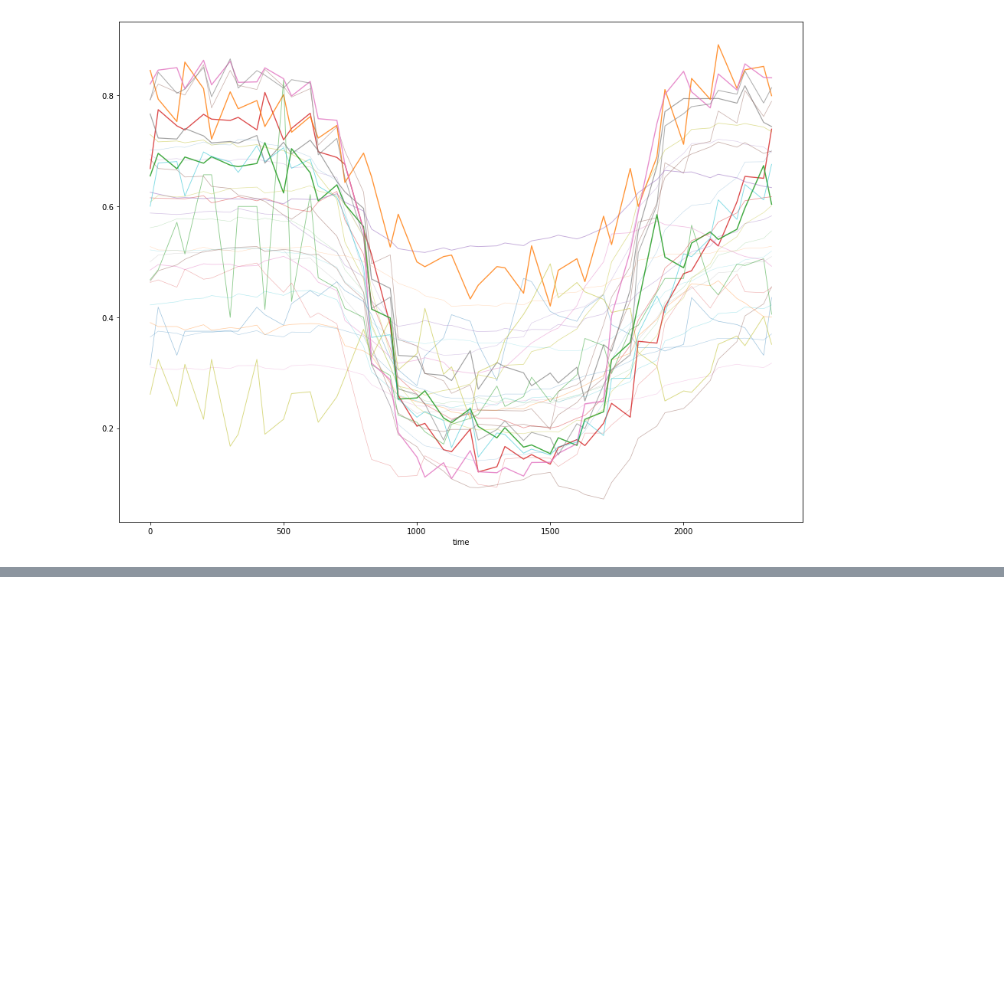
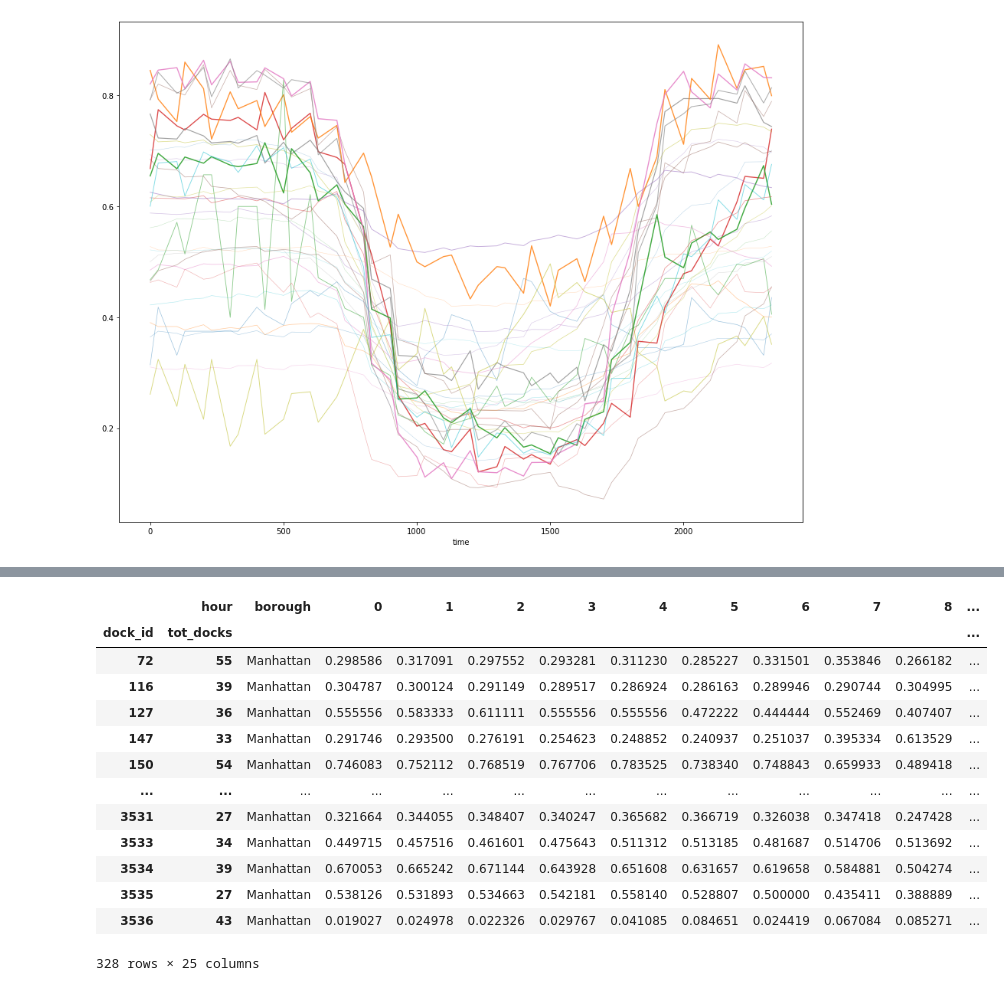
Before and after one commit to charles-v-phillips/citibike, a Jupyter notebook: jung/data/stationavailability/stationavailabilityEDA.ipynb, the cells around one changed output, grey strips where cells are left out. Saved outputs shown, nothing was run; the diff lists cells and outputs as text; code cells hidden in the pictures; blank space fills up the shorter version.

```diff
--- a/jung/data/stationavailability/stationavailabilityEDA.ipynb
+++ b/jung/data/stationavailability/stationavailabilityEDA.ipynb
@@ -187,0 +240,20 @@ for _ in range(30):
+# %%
+city = weekdayhourly[weekdayhourly['borough'] == 'Manhattan']
+X = city()
+kmeans = KMeans(n_clusters=7, random_state=0).fit(X)
+cluster = kmeans.labels_
+# %% [output]
+|  | hour | borough | 0 | 1 | 2 | 3 | 4 | 5 | 6 | 7 | 8 | ... |
+| dock_id | tot_docks |  |  |  |  |  |  |  |  |  |  | ... |
+| 72 | 55 | Manhattan | 0.298586 | 0.317091 | 0.297552 | 0.293281 | 0.311230 | 0.285227 | 0.331501 | 0.353846 | 0.266182 | ... |
+| 116 | 39 | Manhattan | 0.304787 | 0.300124 | 0.291149 | 0.289517 | 0.286924 | 0.286163 | 0.289946 | 0.290744 | 0.304995 | ... |
+| 127 | 36 | Manhattan | 0.555556 | 0.583333 | 0.611111 | 0.555556 | 0.555556 | 0.472222 | 0.444444 | 0.552469 | 0.407407 | ... |
+| 147 | 33 | Manhattan | 0.291746 | 0.293500 | 0.276191 | 0.254623 | 0.248852 | 0.240937 | 0.251037 | 0.395334 | 0.613529 | ... |
+| 150 | 54 | Manhattan | 0.746083 | 0.752112 | 0.768519 | 0.767706 | 0.783525 | 0.738340 | 0.748843 | 0.659933 | 0.489418 | ... |
+| ... | ... | ... | ... | ... | ... | ... | ... | ... | ... | ... | ... | ... |
+| 3531 | 27 | Manhattan | 0.321664 | 0.344055 | 0.348407 | 0.340247 | 0.365682 | 0.366719 | 0.326038 | 0.347418 | 0.247428 | ... |
+| 3533 | 34 | Manhattan | 0.449715 | 0.457516 | 0.461601 | 0.475643 | 0.511312 | 0.513185 | 0.481687 | 0.514706 | 0.513692 | ... |
+| 3534 | 39 | Manhattan | 0.670053 | 0.665242 | 0.671144 | 0.643928 | 0.651608 | 0.631657 | 0.619658 | 0.584881 | 0.504274 | ... |
+| 3535 | 27 | Manhattan | 0.538126 | 0.531893 | 0.534663 | 0.542181 | 0.558140 | 0.528807 | 0.500000 | 0.435411 | 0.388889 | ... |
+| 3536 | 43 | Manhattan | 0.019027 | 0.024978 | 0.022326 | 0.029767 | 0.041085 | 0.084651 | 0.024419 | 0.067084 | 0.085271 | ... |
+328 rows × 25 columns
```
Also changed, not shown: parts of 8 cells of this notebook, 10 other files.
